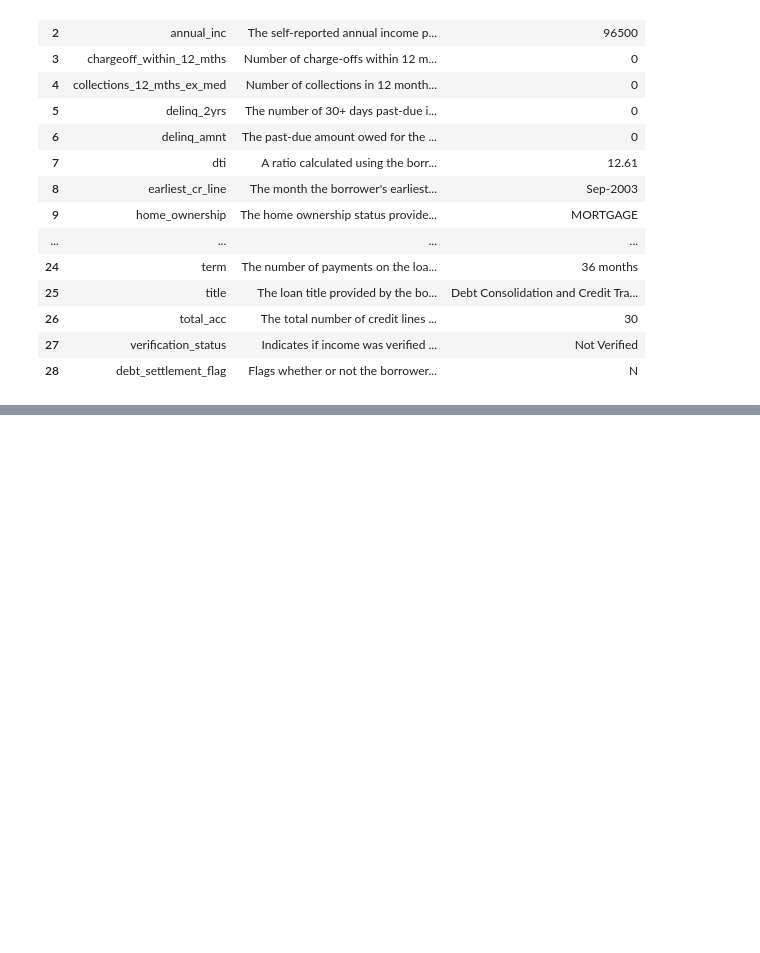
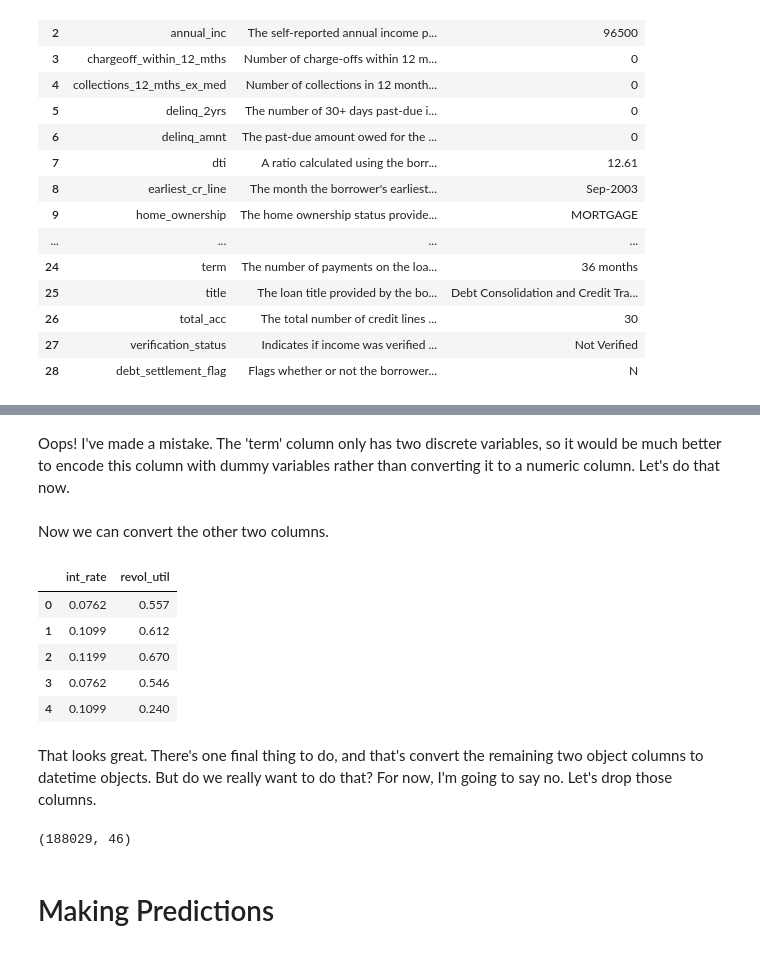
Before and after one commit to ZRupp/lending-club-prediction, a Jupyter notebook: loan-prediction.ipynb, the cells around one changed output, grey strips where cells are left out. Saved outputs shown, nothing was run; the diff lists cells and outputs as text; code cells hidden in the pictures; blank space fills up the shorter version.

```diff
--- a/loan-prediction.ipynb
+++ b/loan-prediction.ipynb
@@ -478,0 +523,9 @@ Columns to Convert to datetime Objects:
+# %%
+cat_cols.remove('title')
+cat_cols.remove('addr_state')
+
+# Print frequency distribution for each categorical column
+for col in cat_cols:
+    print(col + ':')
+    print(loans_2013[col].value_counts())
+    print()
@@ -478,0 +550,11 @@ Columns to Convert to datetime Objects:
+# %%
+# Get dummy-encoded values for each column
+dummy_df = pd.get_dummies(loans_2013[cat_cols])
+
+# Add encoded columns to our dataset
+loans_2013 = pd.concat([loans_2013, dummy_df], axis=1)
+
+# Drop original categorical columns
+loans_2013.drop(cat_cols, axis=1, inplace=True)
+
+loans_2013.shape
@@ -478,0 +567,7 @@ Columns to Convert to datetime Objects:
+# %%
+num_cols = ['term', 'int_rate', 'revol_util']
+
+for col in num_cols:
+    print(col + ':')
+    print(loans_2013[col].value_counts())
+    print()
@@ -478,0 +592,33 @@ Columns to Convert to datetime Objects:
+# %% [markdown]
+Oops! I've made a mistake. The 'term' column only has two discrete variables, so it would be much better to encode this column with dummy variables rather than converting it to a numeric column. Let's do that now.
+# %%
+dummy_df = pd.get_dummies(loans_2013['term'])
+
+loans_2013 = pd.concat([loans_2013, dummy_df], axis=1)
+loans_2013.drop('term', axis=1, inplace=True)
+
+num_cols.remove('term')
+# %% [markdown]
+Now we can convert the other two columns.
+# %%
+for col in num_cols:
+    loans_2013[col] = loans_2013[col].str.rstrip('%').astype(np.dtype('float'))/100
+
+loans_2013[num_cols].head()
+# %% [output]
+|  | int_rate | revol_util |
+| 0 | 0.0762 | 0.557 |
+| 1 | 0.1099 | 0.612 |
+| 2 | 0.1199 | 0.670 |
+| 3 | 0.0762 | 0.546 |
+| 4 | 0.1099 | 0.240 |
+# %% [markdown]
+That looks great. There's one final thing to do, and that's convert the remaining two object columns to datetime objects. But do we really want to do that? For now, I'm going to say no. Let's drop those columns.
+# %%
+loans_2013.drop(['earliest_cr_line', 'last_credit_pull_d'], axis=1, inplace=True)
+
+loans_2013.shape
+# %% [output]
+(188029, 46)
+# %% [markdown]
+# Making Predictions
```
Also changed, not shown: parts of 11 cells of this notebook.
